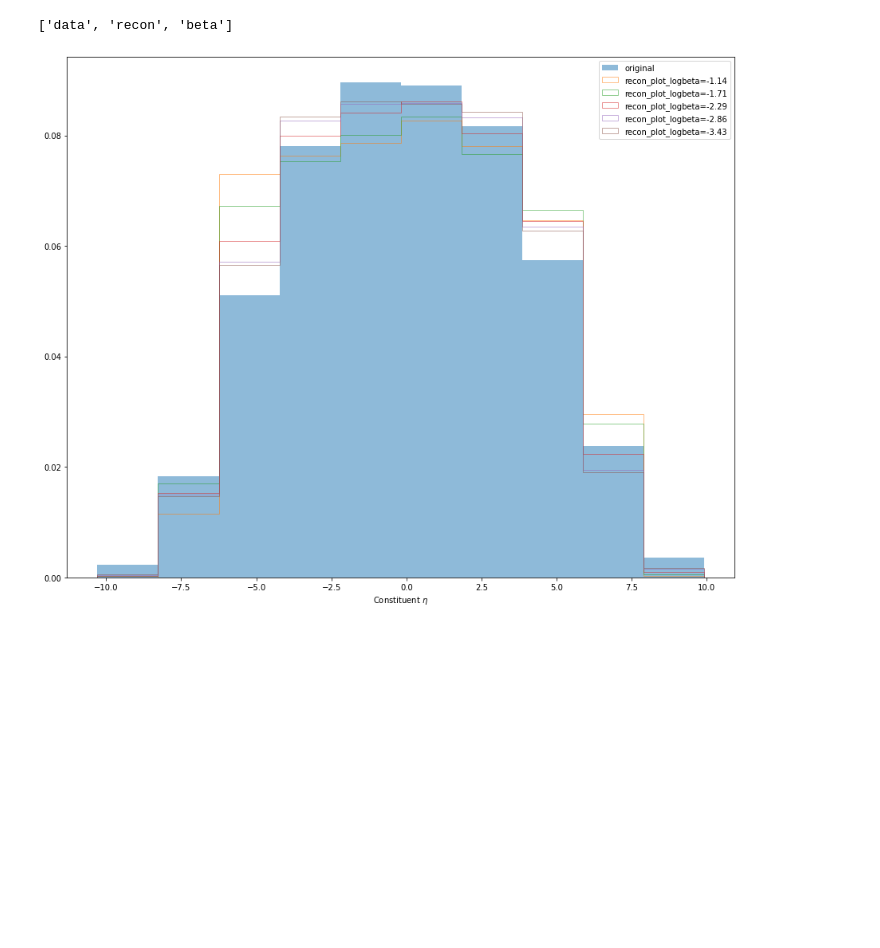
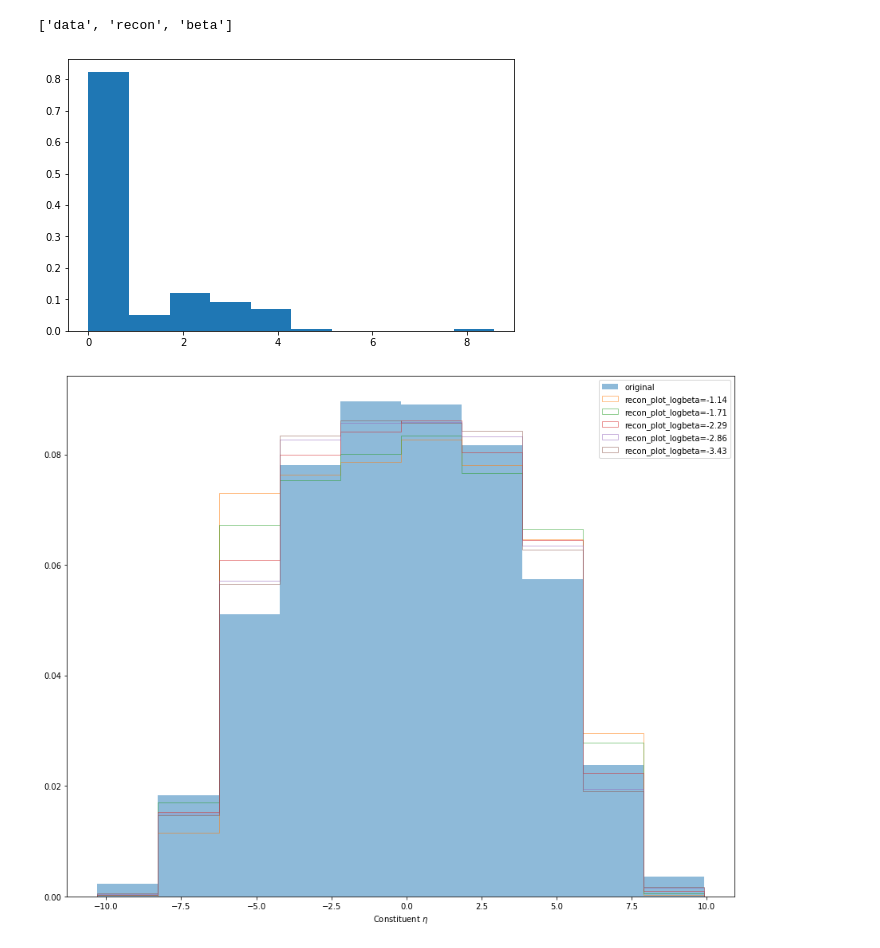
Before and after one commit to erichuangyf/EMD_VAE, a Jupyter notebook: recon_kinematic_plot/Get_kinematic_plot.ipynb, the cells around one changed output. Drawn from its saved outputs; the diff is of its cells as text; code cells hidden in the pictures; blank space fills up the shorter version.

```diff
--- a/recon_kinematic_plot/Get_kinematic_plot.ipynb
+++ b/recon_kinematic_plot/Get_kinematic_plot.ipynb
@@ -38,3 +36,11 @@ njets, pTleadjets, mleadjets = jet_clustering(recon_data[beta_idx][0], 10)
+# %%
+njets, pTleadjets, mleadjets = jet_clustering(original_data, 10, num_of_jets=3)
+# %%
+plt.figure(figsize=(8,5))
+plt.hist(mleadjets[1], density=True)
+plt.show()
+# %% [output]
+[figure, added]
 # %%
 # plt.rcParams["figure.figsize"] = (15, 12)
 compare_recons(original_data , recon_data[beta_idx], new_betas, plot_root_dir, pbar = True, njets=3, split=5, mjet_xlim=None)
```
Also changed, not shown: parts of 1 cell of this notebook, 4 other files.
